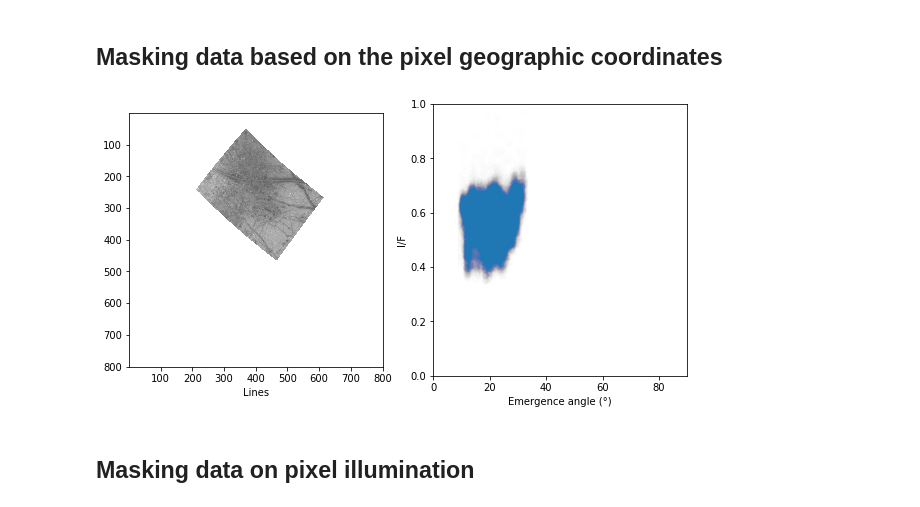
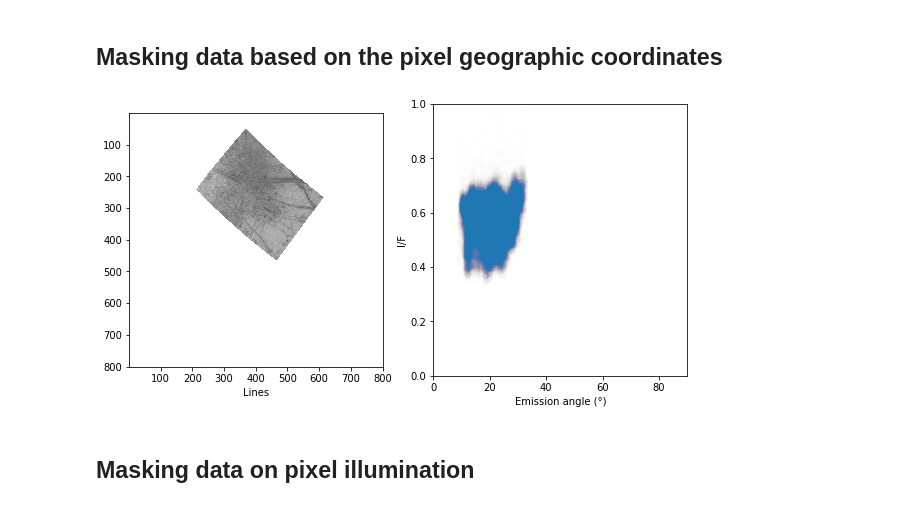
Before and after one commit to seignovert/galileo-ssi, a Jupyter notebook: notebooks/SSI_plot.ipynb, the cells around one changed output. Drawn from its saved outputs; the diff is of its cells as text; code cells hidden in the pictures.

```diff
--- a/notebooks/SSI_plot.ipynb
+++ b/notebooks/SSI_plot.ipynb
@@ -76,23 +76,23 @@ ax1.set_xlabel('Emergence angle (°)');
 cond = (120 < img.lon) & (img.lon <= 140) & (0 < img.lat) & (img.lat <= 15)
 
 sub_data = np.ma.array(img.data, mask=~cond)
-sub_eme = np.ma.array(img.eme, mask=~cond)
+sub_emi = np.ma.array(img.emi, mask=~cond)
 # %%
 fig, (ax0, ax1) = plt.subplots(1, 2, figsize=(10, 5))
 
 ax0.imshow(sub_data, extent=img.extent, vmin=0, vmax=1, cmap='gray')
-ax1.scatter(sub_eme, sub_data, alpha=.002)
+ax1.scatter(sub_emi, sub_data, alpha=.002)
 
 plt.ylim(0, 1)
 plt.xlim(0, 90)
 
 ax0.set_xlabel('Samples')
 ax0.set_xlabel('Lines')
 
 ax1.set_ylabel('I/F')
-ax1.set_xlabel('Emergence angle (°)');
+ax1.set_xlabel('Emission angle (°)');
 # %% [output]
-[figure, old version]
+[figure, new version]
 # %% [markdown]
 ## Masking data on pixel illumination
 # %%
```
Also changed, not shown: parts of 5 cells of this notebook, 1 other file.
